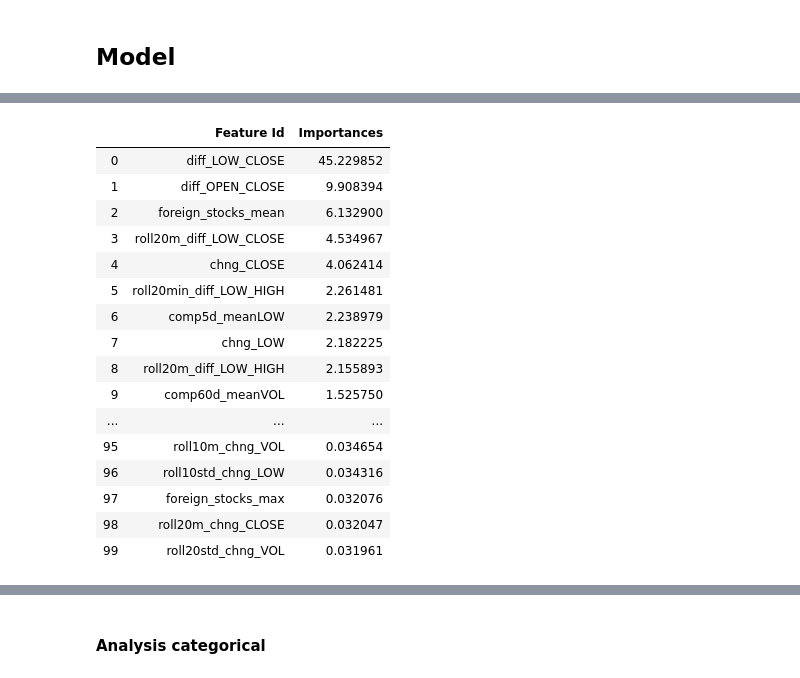
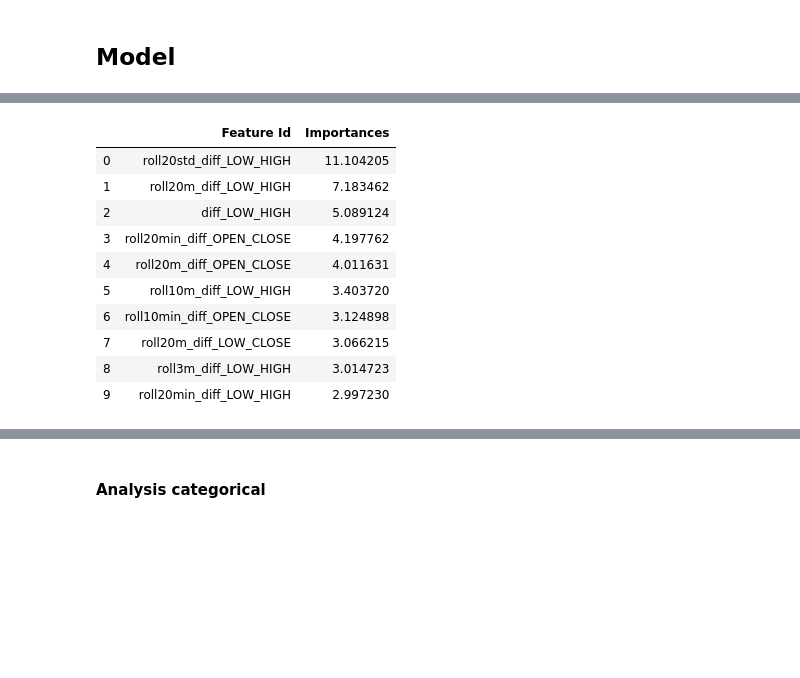
Before and after one commit to showeye/wse_analytics, a Jupyter notebook: bossa.ipynb, the cells around one changed output, grey strips where cells are left out. Cells and saved outputs as stored; diff of their text form; code cells hidden in the pictures; blank space fills up the shorter version.

```diff
--- a/bossa.ipynb
+++ b/bossa.ipynb
@@ -524,0 +550,21 @@ for p in tqdm(list(skaner_df_see.ticker.values) + watch):
+# %%
+%%time
+p = Process(target=f, args=(q, res))
+p2 = Process(target=f, args=(q, res))
+p3 = Process(target=f, args=(q, res))
+p4 = Process(target=f, args=(q, res))
+p5 = Process(target=f, args=(q, res))
+p.start()
+p2.start()
+p3.start()
+p4.start()
+p5.start()
+
+total = q.qsize()
+pbar = tqdm(total = total)
+
+while(q.qsize()):
+    if total > q.qsize():
+        pbar.update(1)
+        total = q.qsize()
+pbar.close()
@@ -524,0 +592,12 @@ for p in tqdm(list(skaner_df_see.ticker.values) + watch):
+# %%
+%%time
+df_merged = pd.DataFrame()
+
+total = resfin.qsize()
+pbar = tqdm(total = total)
+
+while not resfin.empty():
+    df = resfin.get()
+    df_merged = pd.concat([df_merged, df])
+    pbar.update(1)
+pbar.close()
@@ -554,5 +651,5 @@ df = df_merged.copy()
 # %%
-cut_date = '2020-03-01'
+cut_date = '2020-03-13'
 train_data = df.loc[df.index < cut_date,train_cols]
 eval_data = df.loc[df.index >= cut_date,train_cols]
 train_labels = df.loc[df.index < cut_date,'target'].values
@@ -606,5 +669,5 @@ model = get_model()
 # %%
 model.fit(train_data, train_labels, #cat_features=[0, 1],
           eval_set=[(eval_data[:-1], eval_labels[:-1])],
-         early_stopping_rounds=100, use_best_model=True)
+         early_stopping_rounds=500, use_best_model=True)
 # %% [output]
@@ -628,24 +691,18 @@ Shrink model to first 409 iterations.
 <catboost.core.CatBoostClassifier at 0x...>
 # %%
-model.get_feature_importance(prettified=True).head(100)
+model.get_feature_importance(prettified=True).head(10)
 # %% [output]
 |  | Feature Id | Importances |
-| 0 | diff_LOW_CLOSE | 45.229852 |
-| 1 | diff_OPEN_CLOSE | 9.908394 |
-| 2 | foreign_stocks_mean | 6.132900 |
-| 3 | roll20m_diff_LOW_CLOSE | 4.534967 |
-| 4 | chng_CLOSE | 4.062414 |
-| 5 | roll20min_diff_LOW_HIGH | 2.261481 |
-| 6 | comp5d_meanLOW | 2.238979 |
-| 7 | chng_LOW | 2.182225 |
-| 8 | roll20m_diff_LOW_HIGH | 2.155893 |
-| 9 | comp60d_meanVOL | 1.525750 |
-| ... | ... | ... |
-| 95 | roll10m_chng_VOL | 0.034654 |
-| 96 | roll10std_chng_LOW | 0.034316 |
-| 97 | foreign_stocks_max | 0.032076 |
-| 98 | roll20m_chng_CLOSE | 0.032047 |
-| 99 | roll20std_chng_VOL | 0.031961 |
+| 0 | roll20std_diff_LOW_HIGH | 11.104205 |
+| 1 | roll20m_diff_LOW_HIGH | 7.183462 |
+| 2 | diff_LOW_HIGH | 5.089124 |
+| 3 | roll20min_diff_OPEN_CLOSE | 4.197762 |
+| 4 | roll20m_diff_OPEN_CLOSE | 4.011631 |
+| 5 | roll10m_diff_LOW_HIGH | 3.403720 |
+| 6 | roll10min_diff_OPEN_CLOSE | 3.124898 |
+| 7 | roll20m_diff_LOW_CLOSE | 3.066215 |
+| 8 | roll3m_diff_LOW_HIGH | 3.014723 |
+| 9 | roll20min_diff_LOW_HIGH | 2.997230 |
 # %%
 working_feats_785_on_high = ['diff_HIGH_CLOSE', 'diff_OPEN_CLOSE','roll20min_diff_LOW_HIGH',
                      'chng_HIGH','roll2std_chng_HIGH',
```
Also changed, not shown: parts of 30 cells of this notebook.
